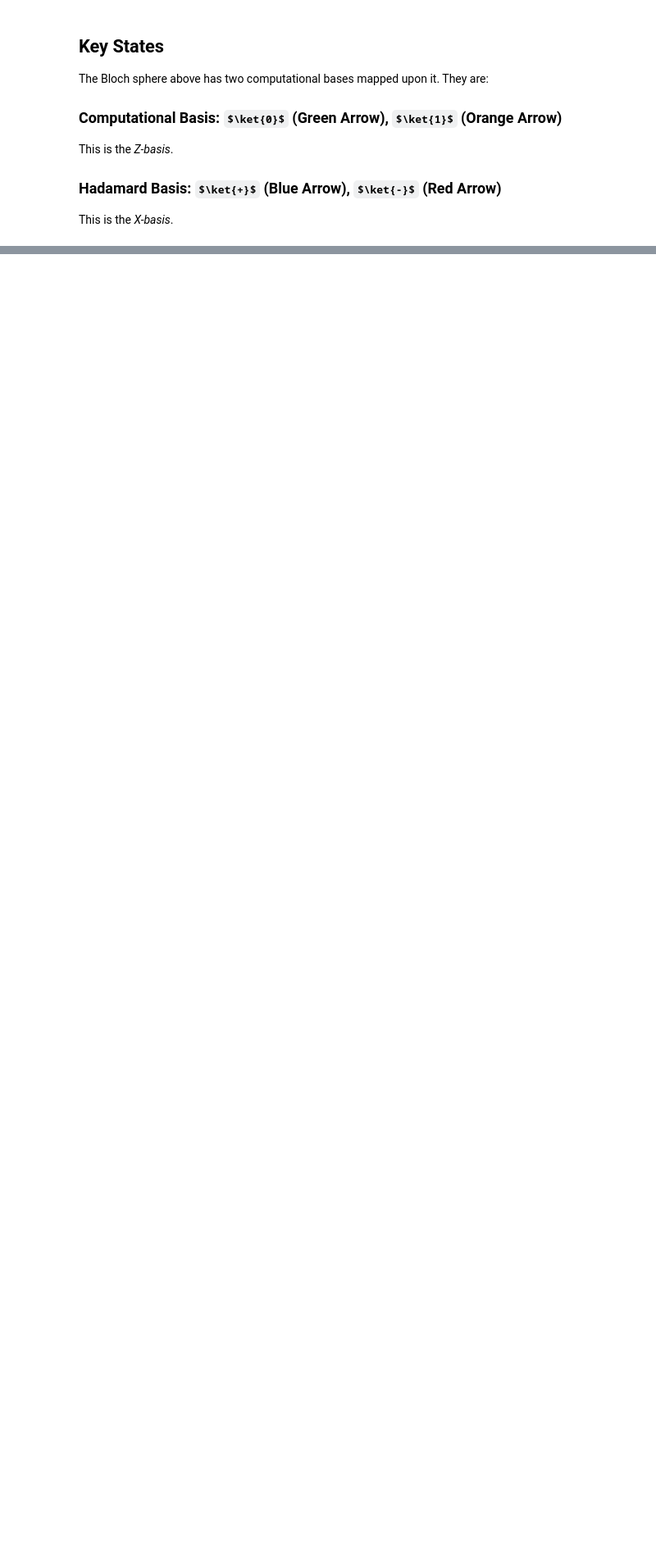
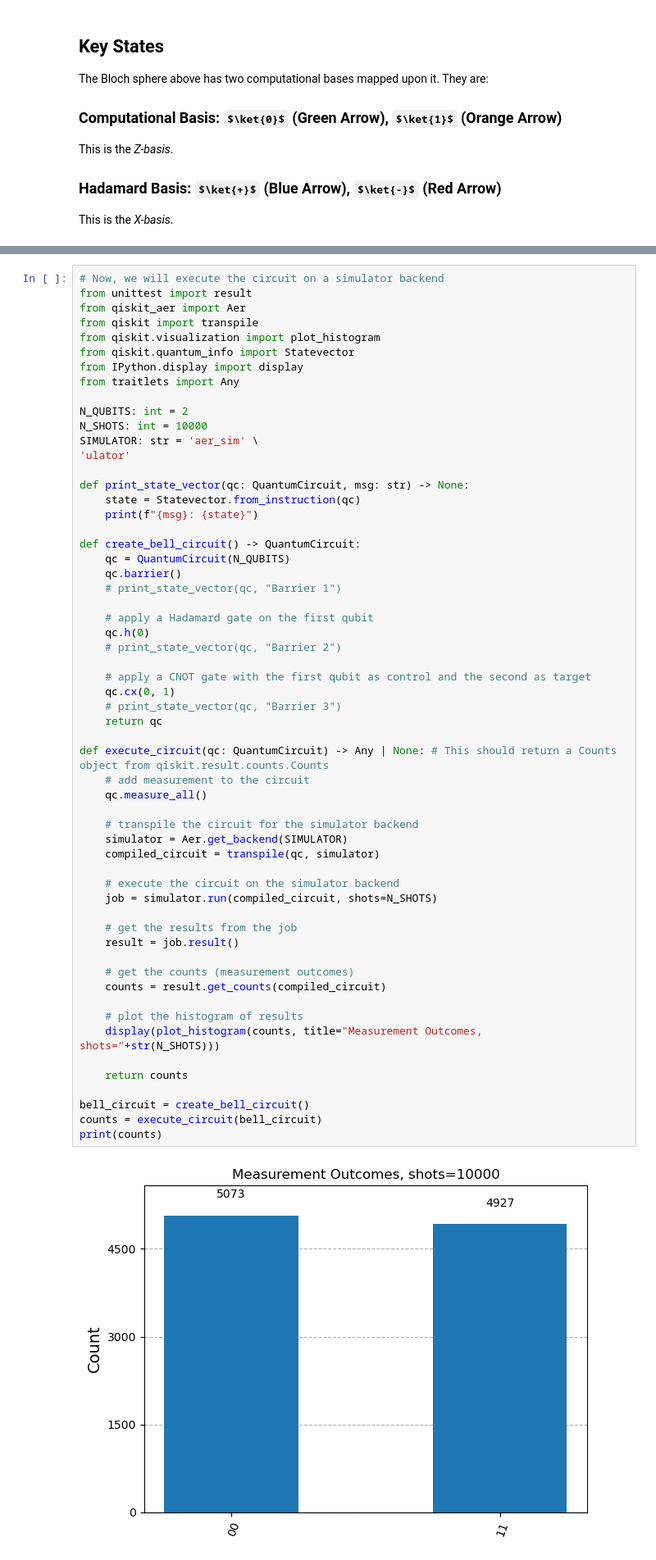
Before and after one commit to isaac-preyser/SENG457, a Jupyter notebook: notes.ipynb, the cells around one changed output, grey strips where cells are left out. Shown at 82% size. Saved outputs shown, nothing was run; the diff lists cells and outputs as text; some formulas as TeX source; blank space fills up the shorter version.

```diff
--- a/notes.ipynb
+++ b/notes.ipynb
@@ -433,0 +577,60 @@ $$ U^{\otimes n} = U \otimes U \otimes U \otimes \dots  \otimes U $$
+# %%
+# Now, we will execute the circuit on a simulator backend
+from unittest import result
+from qiskit_aer import Aer
+from qiskit import transpile
+from qiskit.visualization import plot_histogram
+from qiskit.quantum_info import Statevector
+from IPython.display import display
+from traitlets import Any
+
+N_QUBITS: int = 2
+N_SHOTS: int = 10000
+SIMULATOR: str = 'aer_sim' \
+'ulator'
+
+def print_state_vector(qc: QuantumCircuit, msg: str) -> None:
+    state = Statevector.from_instruction(qc)
+    print(f"{msg}: {state}")
+
+def create_bell_circuit() -> QuantumCircuit:
+    qc = QuantumCircuit(N_QUBITS)
+    qc.barrier()
+    # print_state_vector(qc, "Barrier 1")
+
+    # apply a Hadamard gate on the first qubit
+    qc.h(0)
+    # print_state_vector(qc, "Barrier 2")
+
+    # apply a CNOT gate with the first qubit as control and the second as target
+    qc.cx(0, 1)
+    # print_state_vector(qc, "Barrier 3")
+    return qc
+
+def execute_circuit(qc: QuantumCircuit) -> Any | None: # This should return a Counts object from qiskit.result.counts.Counts
+    # add measurement to the circuit
+    qc.measure_all()
+
+    # transpile the circuit for the simulator backend
+    simulator = Aer.get_backend(SIMULATOR)
+    compiled_circuit = transpile(qc, simulator)
+
+    # execute the circuit on the simulator backend
+    job = simulator.run(compiled_circuit, shots=N_SHOTS)
+
+    # get the results from the job
+    result = job.result()
+
+    # get the counts (measurement outcomes)
+    counts = result.get_counts(compiled_circuit)
+
+    # plot the histogram of results
+    display(plot_histogram(counts, title="Measurement Outcomes, shots="+str(N_SHOTS)))
+
+    return counts
+
+bell_circuit = create_bell_circuit()
+counts = execute_circuit(bell_circuit)
+print(counts)
+# %% [output]
+[figure, added]
```
Also changed, not shown: parts of 11 cells of this notebook, 2 other files.
